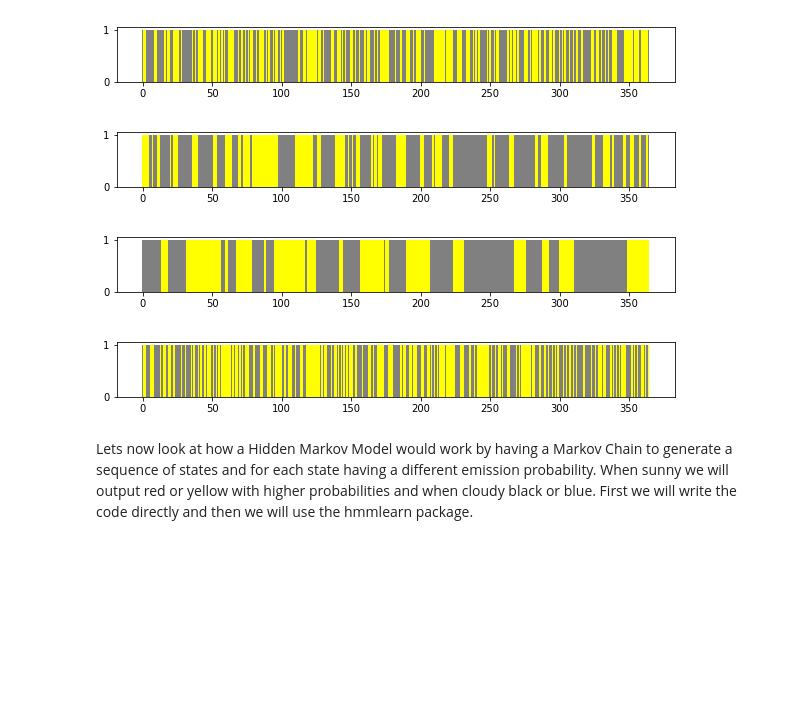
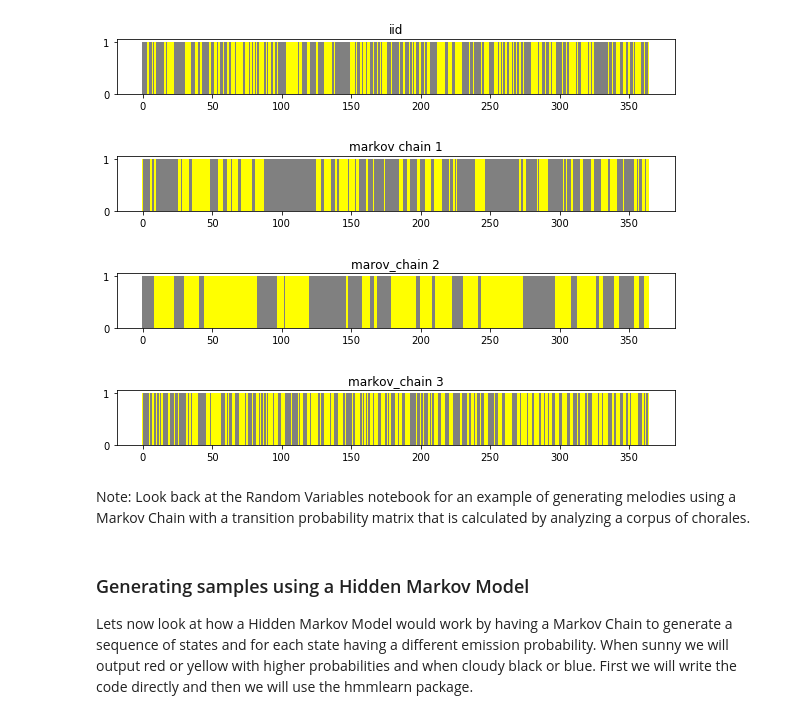
Before and after one commit to gtzan/mir_book, a Jupyter notebook: Markov Chains and Hidden Markov Models.ipynb, the cells around one changed output. Cells and saved outputs as stored; diff of their text form; code cells hidden in the pictures; blank space fills up the shorter version.

```diff
--- a/Markov Chains and Hidden Markov Models.ipynb
+++ b/Markov Chains and Hidden Markov Models.ipynb
@@ -53,12 +66,13 @@ state2color = {}
 state2color['S'] = 'yellow'
 state2color['C'] = 'grey'
 
-def plot_weather_samples(samples, state2color):
+def plot_weather_samples(samples, state2color, title):
     colors = [state2color[x] for x in samples]
     x = np.arange(0, len(colors))
     y = np.ones(len(colors))
     plt.figure(figsize=(10,1))
     plt.bar(x, y, color=colors, width=1)
+    plt.title(title)
 
-plot_weather_samples(samples, state2color)
+plot_weather_samples(samples, state2color, 'iid')
 # %% [output]
@@ -78,48 +95,50 @@ def markov_chain(transmat, state, state_names, samples):
 
     # start from initial state and then sample the appropriate
     # random variable based on the state following the transitions
     states = []
     for n in range(samples):
         state = rvs[state].sample(1)[0]
         states.append(state_names[state])
     return states
 
 
 # transition matrices for the Markov Chain
 transmat1 = np.array([[0.7, 0.3],
                     [0.2, 0.8]])
 
 transmat2 = np.array([[0.9, 0.1],
                     [0.1, 0.9]])
 
 transmat3 = np.array([[0.5, 0.5],
                      [0.5, 0.5]])
 
-
-
-# plot the iid model too
-
 state2color = {}
 state2color['S'] = 'yellow'
 state2color['C'] = 'grey'
+
+# plot the iid model too
 samples = weather.sample(365)
-
-plot_weather_samples(samples, state2color)
+plot_weather_samples(samples, state2color, 'iid')
 
 samples1 = markov_chain(transmat1,0,['S','C'], 365)
-plot_weather_samples(samples1, state2color)
+plot_weather_samples(samples1, state2color, 'markov chain 1')
 
-samples2 = markov_chain(transmat2,0,['S','C'], 365)
-plot_weather_samples(samples2, state2color)
+samples2 = markov_chain(transmat2,0,['S','C'],365)
+plot_weather_samples(samples2, state2color, 'marov_chain 2')
 
 samples3 = markov_chain(transmat3,0,['S','C'], 365)
-plot_weather_samples(samples3, state2color)
+plot_weather_samples(samples3, state2color, 'markov_chain 3')
 # %% [output]
-[figure, old version]
+[figure, new version]
-[figure, old version]
+[figure, new version]
-[figure, old version]
+[figure, new version]
-[figure, old version]
+[figure, new version]
+# %% [markdown]
+
+Note: Look back at the Random Variables notebook for an example of generating melodies using a Markov Chain with a transition probability matrix that is calculated by analyzing a corpus of chorales.
 # %% [markdown]
+### Generating samples using a Hidden Markov Model
+
 Lets now look at how a Hidden Markov Model would work by having a Markov Chain to generate
 a sequence of states and for each state having a different emission probability. When sunny we will output red or yellow with higher probabilities and when cloudy black or blue. First we will write the code directly and then we will use the hmmlearn package.
 # %%
```
Also changed, not shown: parts of 29 cells of this notebook, 1 other file.
